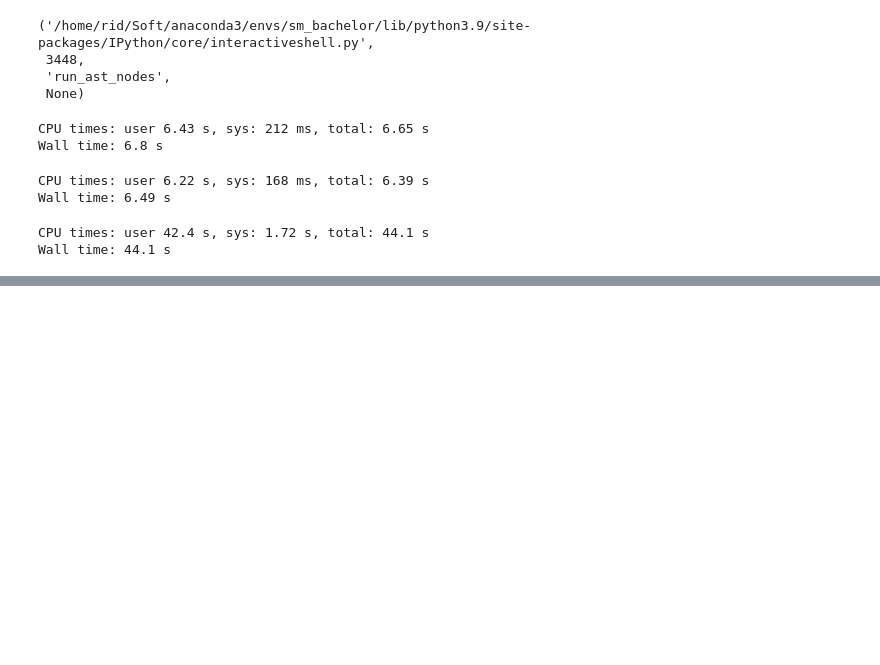
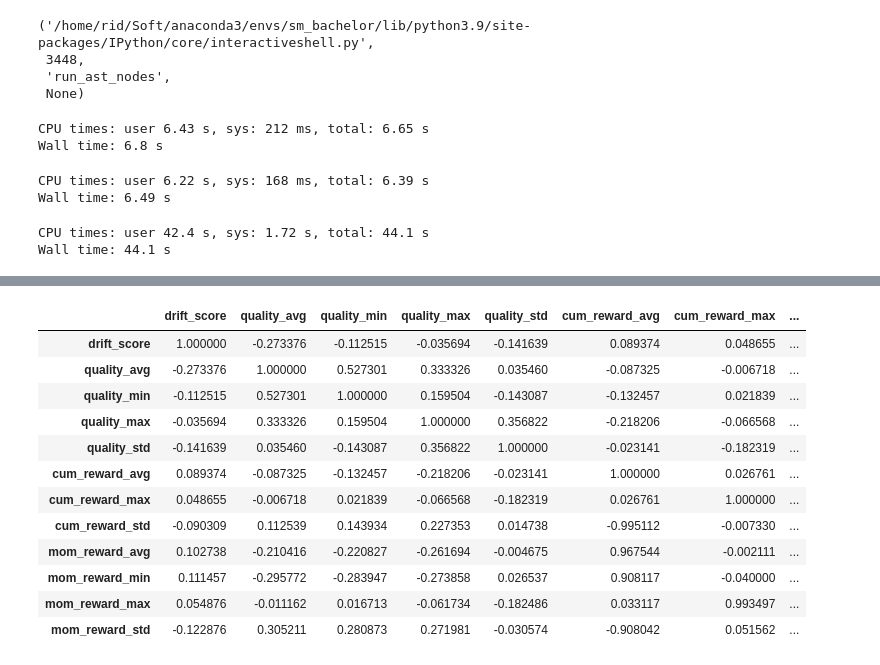
Before and after one commit to S-M157/Bachelor, a Jupyter notebook: Reward_Quality.ipynb, the cells around one changed output, grey strips where cells are left out. Drawn from its saved outputs; the diff is of its cells as text; code cells hidden in the pictures; blank space fills up the shorter version.

```diff
--- a/Reward_Quality.ipynb
+++ b/Reward_Quality.ipynb
@@ -276,0 +348,16 @@ False
+# %%
+data[data.columns[1:]].corr(method='spearman')
+# %% [output]
+|  | drift_score | quality_avg | quality_min | quality_max | quality_std | cum_reward_avg | cum_reward_max | ... |
+| drift_score | 1.000000 | -0.273376 | -0.112515 | -0.035694 | -0.141639 | 0.089374 | 0.048655 | ... |
+| quality_avg | -0.273376 | 1.000000 | 0.527301 | 0.333326 | 0.035460 | -0.087325 | -0.006718 | ... |
+| quality_min | -0.112515 | 0.527301 | 1.000000 | 0.159504 | -0.143087 | -0.132457 | 0.021839 | ... |
+| quality_max | -0.035694 | 0.333326 | 0.159504 | 1.000000 | 0.356822 | -0.218206 | -0.066568 | ... |
+| quality_std | -0.141639 | 0.035460 | -0.143087 | 0.356822 | 1.000000 | -0.023141 | -0.182319 | ... |
+| cum_reward_avg | 0.089374 | -0.087325 | -0.132457 | -0.218206 | -0.023141 | 1.000000 | 0.026761 | ... |
+| cum_reward_max | 0.048655 | -0.006718 | 0.021839 | -0.066568 | -0.182319 | 0.026761 | 1.000000 | ... |
+| cum_reward_std | -0.090309 | 0.112539 | 0.143934 | 0.227353 | 0.014738 | -0.995112 | -0.007330 | ... |
+| mom_reward_avg | 0.102738 | -0.210416 | -0.220827 | -0.261694 | -0.004675 | 0.967544 | -0.002111 | ... |
+| mom_reward_min | 0.111457 | -0.295772 | -0.283947 | -0.273858 | 0.026537 | 0.908117 | -0.040000 | ... |
+| mom_reward_max | 0.054876 | -0.011162 | 0.016713 | -0.061734 | -0.182486 | 0.033117 | 0.993497 | ... |
+| mom_reward_std | -0.122876 | 0.305211 | 0.280873 | 0.271981 | -0.030574 | -0.908042 | 0.051562 | ... |
```
Also changed, not shown: parts of 12 cells of this notebook, 3 other files.
